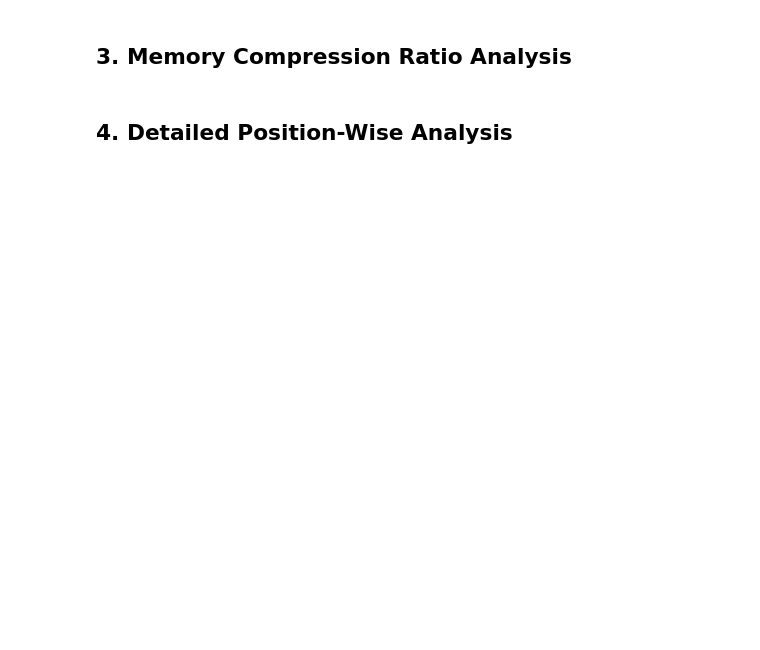
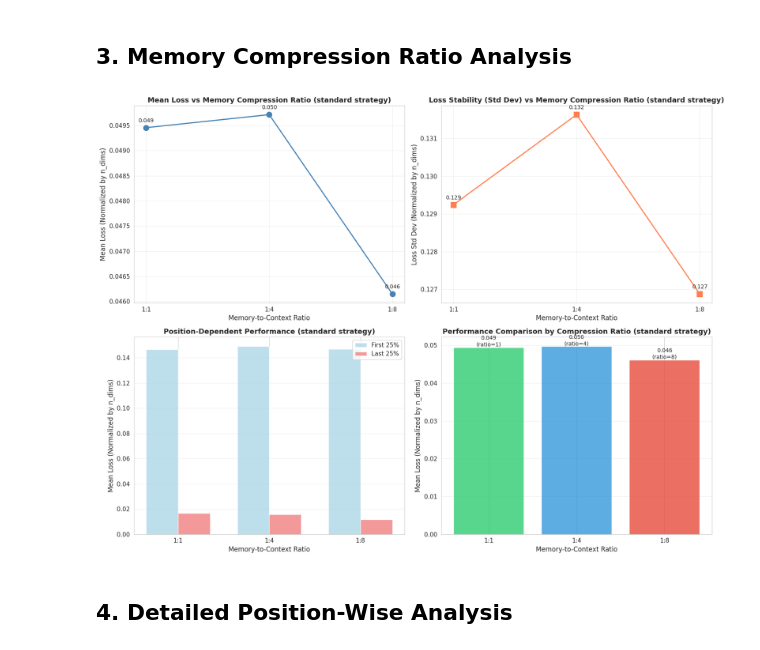
Before and after one commit to Jun-tsune/CS282_Final_Project, a Jupyter notebook: src/xi.ipynb, the cells around one changed output. Drawn from its saved outputs; the diff is of its cells as text; code cells hidden in the pictures; blank space fills up the shorter version.

```diff
--- a/src/xi.ipynb
+++ b/src/xi.ipynb
@@ -706,10 +827,17 @@ for ratio in MEMORY_RATIOS:
             break
 
     if selected_run and selected_run['has_metrics']:
+        # Get n_dims from config if available
+        n_dims = 10  # default
+        if selected_run['has_config'] and selected_run['config']:
+            model_config = selected_run['config'].get('model', {})
+            n_dims = model_config.get('n_dims', 10)
+
         metrics = compute_performance_metrics(
             selected_run['metrics'],
             strategy=DEFAULT_STRATEGY_EXP3,
-            include_other_strategies=ANALYZE_OTHER_STRATEGIES_EXP3
+            include_other_strategies=ANALYZE_OTHER_STRATEGIES_EXP3,
+            n_dims=n_dims
         )
         if metrics:
             # Extract cmem_ratio from config if available
@@ -722,6 +850,7 @@ for ratio in MEMORY_RATIOS:
                 'memory_ratio': ratio,
                 'cmem_ratio': cmem_ratio if cmem_ratio else MEMORY_RATIO_VALUES.get(ratio),
                 'run_id': selected_run['run_id'],
+                'n_dims': n_dims,  # Store n_dims for reference
                 **metrics
             })
 
@@ -731,8 +860,10 @@ df_performance_exp3 = pd.DataFrame(performance_data_exp3)
 if len(df_performance_exp3) > 0:
     print(f"\nLoaded performance data for {len(df_performance_exp3)} memory compression experiments")
     print(f"Analysis strategy: {DEFAULT_STRATEGY_EXP3}")
+    print("Note: Loss values are normalized by n_dims (loss/n_dims)")
+    print("Note: Sequence length = n_points * 2 (each point is a pair x,y)")
     print("\nPerformance Summary:")
     print("-" * 80)
-    print(df_performance_exp3[['memory_ratio', 'cmem_ratio', 'mean_loss', 'std_loss']].to_string(index=False))
+    print(df_performance_exp3[['memory_ratio', 'cmem_ratio', 'sequence_length', 'n_points', 'mean_loss', 'std_loss']].to_string(index=False))
 else:
     print("\nNo performance data found. Please ensure experiments have been run and evaluated.")
@@ -754,7 +897,7 @@ if len(df_performance_exp3) > 0:
     ax1.set_xticks(range(len(ratios_ordered)))
     ax1.set_xticklabels(ratios_ordered)
     ax1.set_xlabel('Memory-to-Context Ratio', fontsize=12)
-    ax1.set_ylabel('Mean Loss', fontsize=12)
+    ax1.set_ylabel('Mean Loss (Normalized by n_dims)', fontsize=12)
     ax1.set_title(f'Mean Loss vs Memory Compression Ratio ({DEFAULT_STRATEGY_EXP3} strategy)',
                  fontsize=13, fontweight='bold')
     ax1.grid(True, alpha=0.3)
@@ -771,7 +914,7 @@ if len(df_performance_exp3) > 0:
     ax2.set_xticks(range(len(ratios_ordered)))
     ax2.set_xticklabels(ratios_ordered)
     ax2.set_xlabel('Memory-to-Context Ratio', fontsize=12)
-    ax2.set_ylabel('Loss Std Dev', fontsize=12)
+    ax2.set_ylabel('Loss Std Dev (Normalized by n_dims)', fontsize=12)
     ax2.set_title(f'Loss Stability (Std Dev) vs Memory Compression Ratio ({DEFAULT_STRATEGY_EXP3} strategy)',
                  fontsize=13, fontweight='bold')
     ax2.grid(True, alpha=0.3)
@@ -793,38 +936,40 @@ if len(df_performance_exp3) > 0:
     ax3.set_xticks(x_pos)
     ax3.set_xticklabels(ratios_ordered)
     ax3.set_xlabel('Memory-to-Context Ratio', fontsize=12)
-    ax3.set_ylabel('Mean Loss', fontsize=12)
+    ax3.set_ylabel('Mean Loss (Normalized by n_dims)', fontsize=12)
     ax3.set_title(f'Position-Dependent Performance ({DEFAULT_STRATEGY_EXP3} strategy)',
                  fontsize=13, fontweight='bold')
     ax3.legend()
     ax3.grid(axis='y', alpha=0.3)
 
     # Plot 4: Comparison bar chart with efficiency metrics
     ax4 = axes[1, 1]
     # Calculate compression efficiency (lower cmem_ratio = less compression = more memory)
     compression_efficiency = df_sorted['cmem_ratio'].values  # Higher = more compressed
     mean_losses_bar = df_sorted['mean_loss'].values
 
     bars = ax4.bar(range(len(ratios_ordered)), mean_losses_bar,
                   alpha=0.8, color=['#2ecc71', '#3498db', '#e74c3c'][:len(ratios_ordered)])
     ax4.set_xticks(range(len(ratios_ordered)))
     ax4.set_xticklabels(ratios_ordered)
     ax4.set_xlabel('Memory-to-Context Ratio', fontsize=12)
-    ax4.set_ylabel('Mean Loss', fontsize=12)
+    ax4.set_ylabel('Mean Loss (Normalized by n_dims)', fontsize=12)
     ax4.set_title(f'Performance Comparison by Compression Ratio ({DEFAULT_STRATEGY_EXP3} strategy)',
                  fontsize=13, fontweight='bold')
     ax4.grid(axis='y', alpha=0.3)
     # Add value labels on bars
     for i, (bar, loss) in enumerate(zip(bars, mean_losses_bar)):
         height = bar.get_height()
         ax4.text(bar.get_x() + bar.get_width()/2., height,
                 f'{loss:.3f}\n(ratio={compression_efficiency[i]})',
                 ha='center', va='bottom', fontsize=10)
 
     plt.tight_layout()
     plt.show()
 else:
     print("No data available for plotting. Please run experiments first.")
+# %% [output]
+[figure, added]
 # %% [markdown]
 ## 4. Detailed Position-Wise Analysis
 # %%
```
Also changed, not shown: parts of 17 cells of this notebook, 9 other files.
